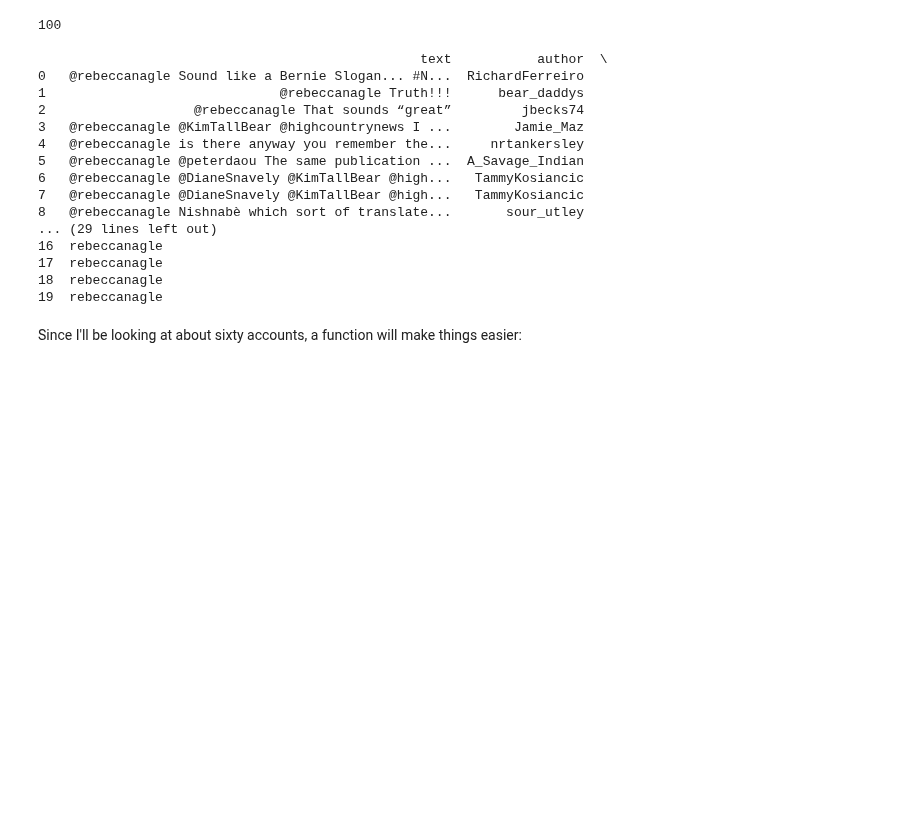
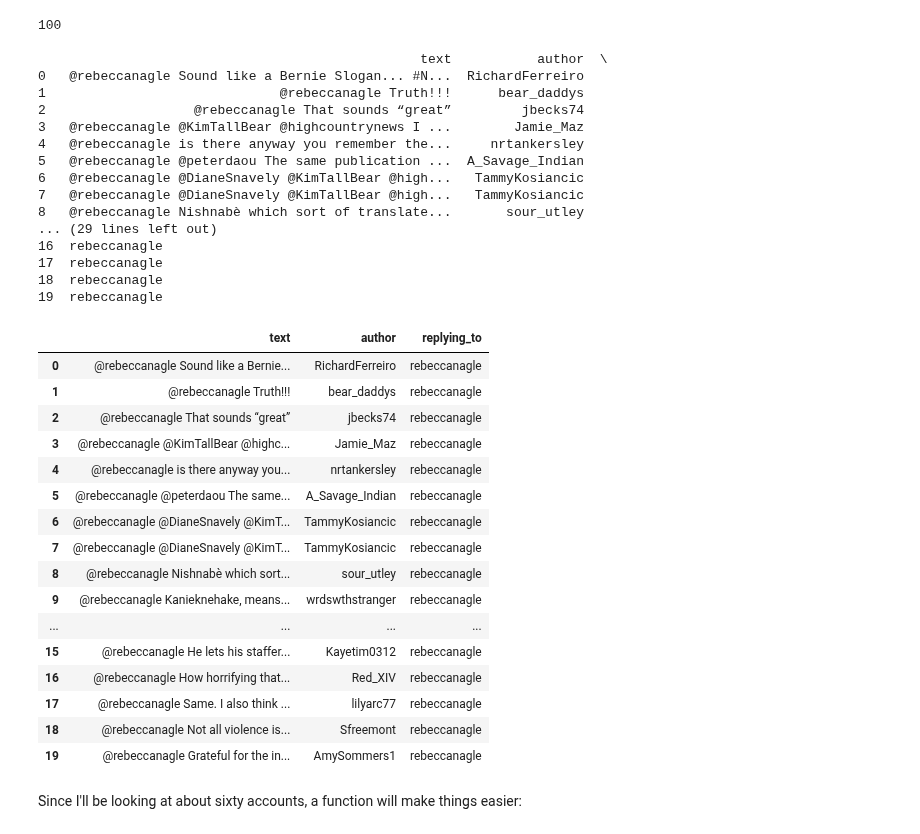
Before and after one commit to IndigenousEngineering/In-Reply, a Jupyter notebook: in_reply_1.ipynb, the cells around one changed output. Cells and saved outputs as stored; diff of their text form; code cells hidden in the pictures; blank space fills up the shorter version.

```diff
--- a/in_reply_1.ipynb
+++ b/in_reply_1.ipynb
@@ -200,6 +298,26 @@ Grabbing bearer token from OAUTH
 17  rebeccanagle
 18  rebeccanagle
 19  rebeccanagle
+# %%
+test_tweets_df.head(20)
+# %% [output]
+|  | text | author | replying_to |
+| 0 | @rebeccanagle Sound like a Bernie... | RichardFerreiro | rebeccanagle |
+| 1 | @rebeccanagle Truth!!! | bear_daddys | rebeccanagle |
+| 2 | @rebeccanagle That sounds “great” | jbecks74 | rebeccanagle |
+| 3 | @rebeccanagle @KimTallBear @highc... | Jamie_Maz | rebeccanagle |
+| 4 | @rebeccanagle is there anyway you... | nrtankersley | rebeccanagle |
+| 5 | @rebeccanagle @peterdaou The same... | A_Savage_Indian | rebeccanagle |
+| 6 | @rebeccanagle @DianeSnavely @KimT... | TammyKosiancic | rebeccanagle |
+| 7 | @rebeccanagle @DianeSnavely @KimT... | TammyKosiancic | rebeccanagle |
+| 8 | @rebeccanagle Nishnabè which sort... | sour_utley | rebeccanagle |
+| 9 | @rebeccanagle Kanieknehake, means... | wrdswthstranger | rebeccanagle |
+| ... | ... | ... | ... |
+| 15 | @rebeccanagle He lets his staffer... | Kayetim0312 | rebeccanagle |
+| 16 | @rebeccanagle How horrifying that... | Red_XIV | rebeccanagle |
+| 17 | @rebeccanagle Same. I also think ... | lilyarc77 | rebeccanagle |
+| 18 | @rebeccanagle Not all violence is... | Sfreemont | rebeccanagle |
+| 19 | @rebeccanagle Grateful for the in... | AmySommers1 | rebeccanagle |
 # %% [markdown]
 Since I'll be looking at about sixty accounts, a function will make things easier:
 # %%
```
Also changed, not shown: parts of 7 cells of this notebook.
